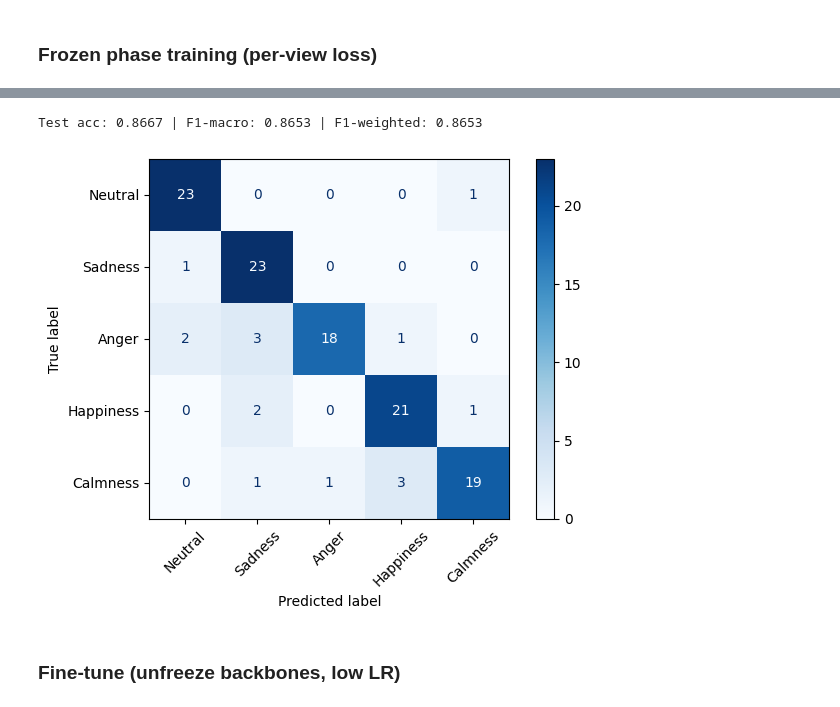
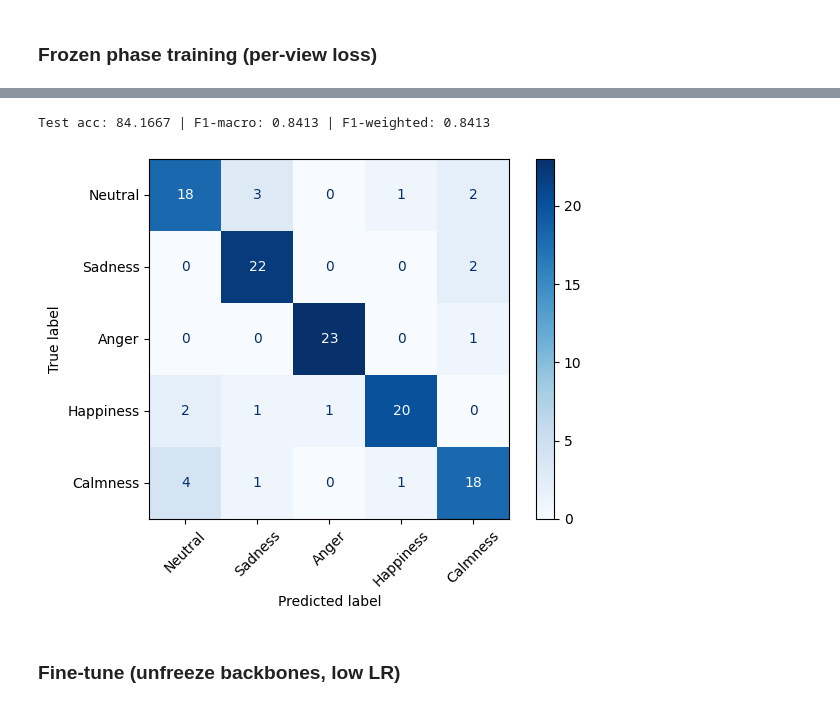
Before and after one commit to DudessaPr/Co-GCN, a Jupyter notebook: code/co-gcn/fusion_pipeline.ipynb, the cells around one changed output, grey strips where cells are left out. Cells and saved outputs as stored; diff of their text form; code cells hidden in the pictures.

```diff
--- a/code/co-gcn/fusion_pipeline.ipynb
+++ b/code/co-gcn/fusion_pipeline.ipynb
@@ -541,6 +413,6 @@ optim_fusion = torch.optim.AdamW(fusion.head.parameters(), lr=5e-4, weight_decay
 criterion_fusion = nn.CrossEntropyLoss()
 # %%
 print("Training Fusion model")
-fusion, train_losses_fusion, train_accs_fusion, val_accs_fusion = train_fusion(fusion, optim_fusion, criterion_fusion, train_loader, val_loader, test_loader, epochs=100, device=device)
+fusion, train_losses_fusion, train_accs_fusion = train_fusion(fusion, optim_fusion, criterion_fusion, train_loader, test_loader, epochs=100, device=device)
 # %% [output]
 Training Fusion model
@@ -588,28 +460,26 @@ We build graphs from current backbone features (detached) and train end-to-end.
 ### Build indices & graphs (frozen phase)
 # %%
 # Build full tensors and indices (train/val/test are contiguous blocks)
-X_eeg_all = torch.cat([X_train_eeg, X_val_eeg, X_test_eeg], dim=0).to(device)
-X_aud_all = torch.cat([X_train_audio, X_val_audio, X_test_aud], dim=0).to(device)
+X_eeg_all = torch.cat([X_train_eeg, X_test_eeg], dim=0).to(device)
+X_aud_all = torch.cat([X_train_aud, X_test_aud], dim=0).to(device)
 y_train_t = torch.tensor(y_train, dtype=torch.long, device=device)
-y_val_t = torch.tensor(y_val, dtype=torch.long, device=device)
+
 y_test_t = y_test_aud.to(device).long() if torch.is_tensor(y_test_aud) else torch.tensor(y_test_aud, dtype=torch.long, device=device)
-y_all = torch.cat([y_train_t, y_val_t, y_test_t], dim=0)
+y_all = torch.cat([y_train_t, y_test_t], dim=0)
 
 n_train = len(y_train)
-n_val = len(y_val)
 n_test = len(y_test_aud)
 train_idx = torch.arange(0, n_train, device=device)
-val_idx = torch.arange(n_train, n_train + n_val, device=device)
-test_idx = torch.arange(n_train + n_val, n_train + n_val + n_test, device=device)
+test_idx = torch.arange(n_train, n_train + n_test, device=device)
 
 # Hyperparams
 lr = 1e-3
 weight_decay = 5e-4
 k = 10
-epochs_frozen = 1000
+epochs_frozen = 200
 
 low_lr = 1e-5
-epochs_finetune = 50
+epochs_finetune = 10
 rebuild_epochs = {1, max(2, epochs_finetune // 2)}  # rebuild once or twice
 
 # CoGCN params
@@ -665,10 +535,6 @@ optimizers = [
 # %% [markdown]
 ### Frozen phase training (per-view loss)
 # %%
-best_val = 0.0
-best_epoch = 0
-best_state = None
-
 # Cache feature tensors once (backbones are frozen)
 feat_eeg_t = torch.tensor(feat_eeg, device=device)
 feat_aud_t = torch.tensor(feat_aud, device=device)
@@ -693,23 +559,9 @@ for epoch in range(1, epochs_frozen + 1):
 
     pred = out_sum.argmax(dim=1)
     train_acc = (pred[train_idx] == y_all[train_idx]).float().mean().item()
-    val_acc = (pred[val_idx] == y_all[val_idx]).float().mean().item()
+    test_acc = (pred[test_idx] == y_all[test_idx]).float().mean().item()
 
-    if val_acc > best_val:
-        best_val = val_acc
-        best_epoch = epoch
-        best_state = {
-            'cogcn0': copy.deepcopy(cogcn_nets[0].state_dict()),
-            'cogcn1': copy.deepcopy(cogcn_nets[1].state_dict()),
-        }
 
     if epoch % 20 == 0 or epoch == 1:
-        print(f"[Frozen] Epoch {epoch:03d} | acc train/val: {train_acc:.3f}/{val_acc:.3f}")
-
-print('Best val:', best_val, 'Best epoch:', best_epoch)
-
-# Load best checkpoint from memory
-if best_state is not None:
-    cogcn_nets[0].load_state_dict(best_state['cogcn0'])
-    cogcn_nets[1].load_state_dict(best_state['cogcn1'])
+        print(f"[Frozen] Epoch {epoch:03d} Train accuracy = {train_acc * 100 :.2f}% Test accuracy = {test_acc * 100 :.2f}%")
 # %% [output]
@@ -733,31 +579,31 @@ Best val: 0.9285714626312256 Best epoch: 25
 # %%
 # Evaluate on test set
 eeg_backbone.eval()
 aud_backbone.eval()
 for net in cogcn_nets:
     net.eval()
 
 with torch.no_grad():
     _, feat_eeg_t = eeg_backbone(X_eeg_all, return_features=True)
     _, feat_aud_t = aud_backbone(X_aud_all, return_features=True)
     out_sum = cogcn_nets[0](feat_eeg_t) + cogcn_nets[1](feat_aud_t)
 
 y_true = y_all[test_idx].cpu().numpy()
 y_pred = out_sum[test_idx].argmax(dim=1).cpu().numpy()
 
-acc = accuracy_score(y_true, y_pred)
+acc = accuracy_score(y_true, y_pred) * 100
 f1_macro = f1_score(y_true, y_pred, average="macro")
 f1_weighted = f1_score(y_true, y_pred, average="weighted")
 print(f"Test acc: {acc:.4f} | F1-macro: {f1_macro:.4f} | F1-weighted: {f1_weighted:.4f}")
 
 cm = confusion_matrix(y_true, y_pred)
 disp = ConfusionMatrixDisplay(cm, display_labels=emotions)
 disp.plot(cmap="Blues", xticks_rotation=45)
 plt.tight_layout()
 plt.show()
 # %% [output]
-Test acc: 0.8667 | F1-macro: 0.8653 | F1-weighted: 0.8653
+Test acc: 84.1667 | F1-macro: 0.8413 | F1-weighted: 0.8413
-[figure, old version]
+[figure, new version]
 # %% [markdown]
 ### Fine-tune (unfreeze backbones, low LR)
 # %%
```
Also changed, not shown: parts of 17 cells of this notebook, 4 other files.
